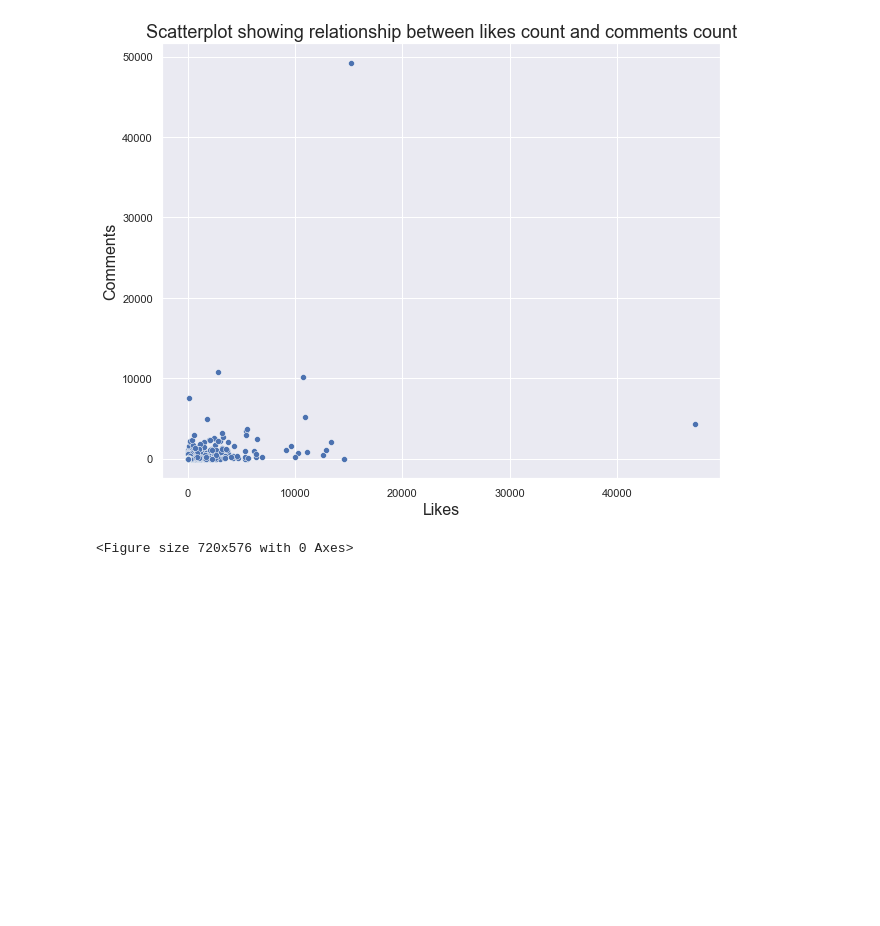
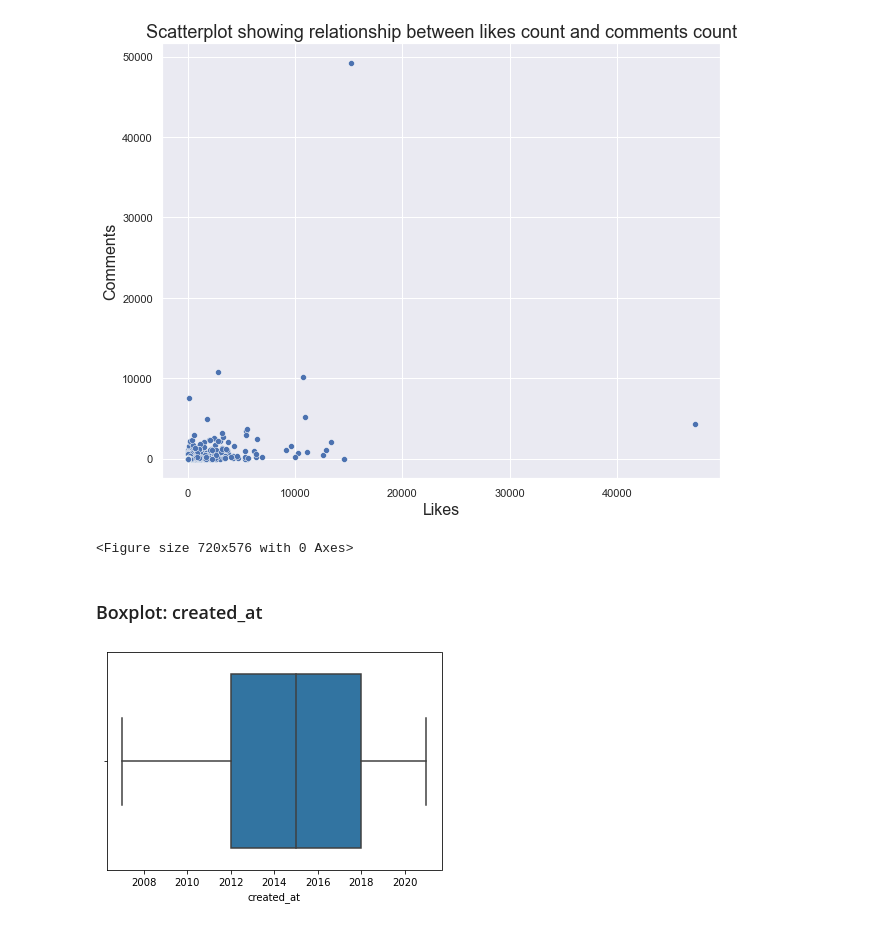
Before and after one commit to machung2001/SoundCloud, a Jupyter notebook: src/users_plotCharts.ipynb, the cells around one changed output. Drawn from its saved outputs; the diff is of its cells as text; code cells hidden in the pictures; blank space fills up the shorter version.

Commit message:
add boxplot and kdeplot

```diff
--- a/src/users_plotCharts.ipynb
+++ b/src/users_plotCharts.ipynb
@@ -76,3 +76,11 @@ plt.clf()
 # %% [output]
 [figure]
 <Figure size 720x576 with 0 Axes>
+# %% [markdown]
+### Boxplot: created_at
+# %%
+df['created_at'] = pd.to_datetime(df['created_at']) # convert string data to datetime object
+sns.boxplot(x=df['created_at'].dt.year);
+plt.show()
+# %% [output]
+[figure, added]
```
Also changed, not shown: parts of 2 cells of this notebook.
